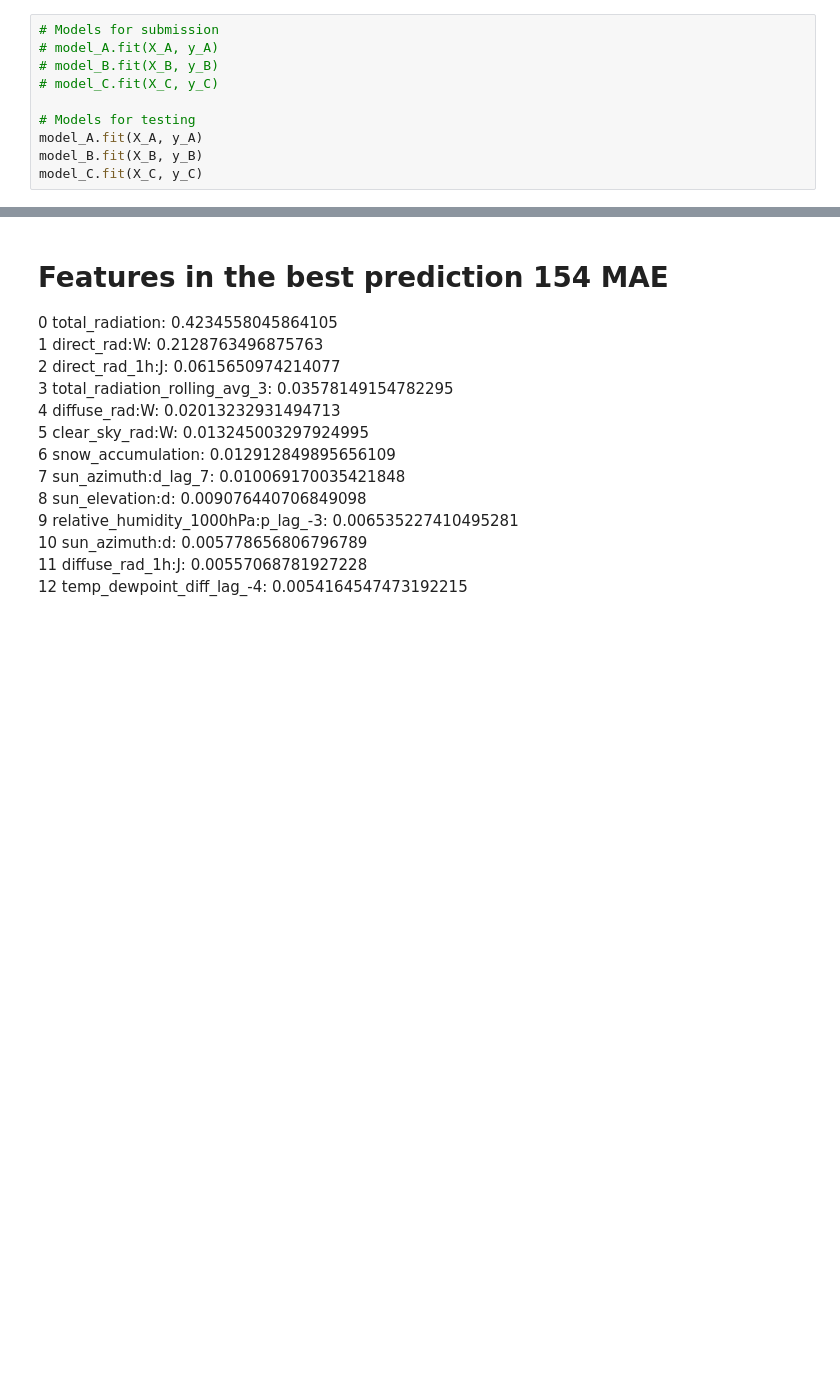
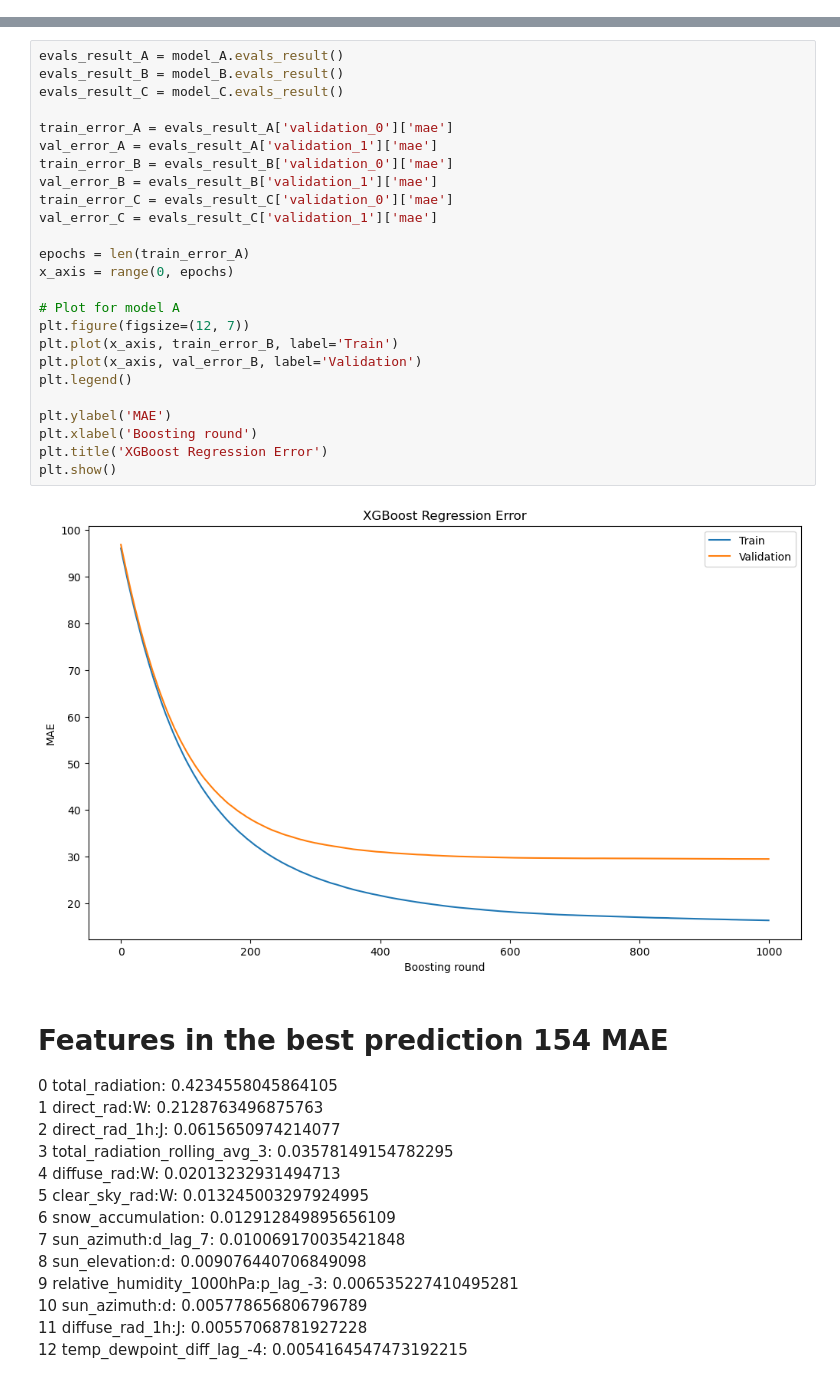
Before and after one commit to TDT4173-MPC/TDT4173-MPC, a Jupyter notebook: Mathias/models/xgboost.ipynb, the cells around one changed output, grey strips where cells are left out. Cells and saved outputs as stored; diff of their text form; blank space fills up the shorter version.

Commit message:
xgboost_submission notebook

```diff
--- a/Mathias/models/xgboost.ipynb
+++ b/Mathias/models/xgboost.ipynb
@@ -113,10 +154,0 @@ model_C = xgb.XGBRegressor(**parameters, n_jobs=-1)
-# %%
-# Models for submission
-# model_A.fit(X_A, y_A)
-# model_B.fit(X_B, y_B)
-# model_C.fit(X_C, y_C)
-
-# Models for testing
-model_A.fit(X_A, y_A)
-model_B.fit(X_B, y_B)
-model_C.fit(X_C, y_C)
@@ -207,3 +305,30 @@ Submission saved to xgb_submission.csv
+# %%
+evals_result_A = model_A.evals_result()
+evals_result_B = model_B.evals_result()
+evals_result_C = model_C.evals_result()
+
+train_error_A = evals_result_A['validation_0']['mae']
+val_error_A = evals_result_A['validation_1']['mae']
+train_error_B = evals_result_B['validation_0']['mae']
+val_error_B = evals_result_B['validation_1']['mae']
+train_error_C = evals_result_C['validation_0']['mae']
+val_error_C = evals_result_C['validation_1']['mae']
+
+epochs = len(train_error_A)
+x_axis = range(0, epochs)
+
+# Plot for model A
+plt.figure(figsize=(12, 7))
+plt.plot(x_axis, train_error_B, label='Train')
+plt.plot(x_axis, val_error_B, label='Validation')
+plt.legend()
+
+plt.ylabel('MAE')
+plt.xlabel('Boosting round')
+plt.title('XGBoost Regression Error')
+plt.show()
+# %% [output]
+[figure, added]
 # %% [markdown]
 # Features in the best prediction 154 MAE
 
```
Also changed, not shown: parts of 10 cells of this notebook, 1 other file.
